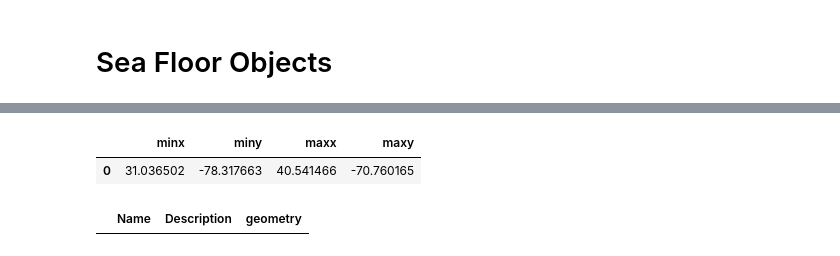
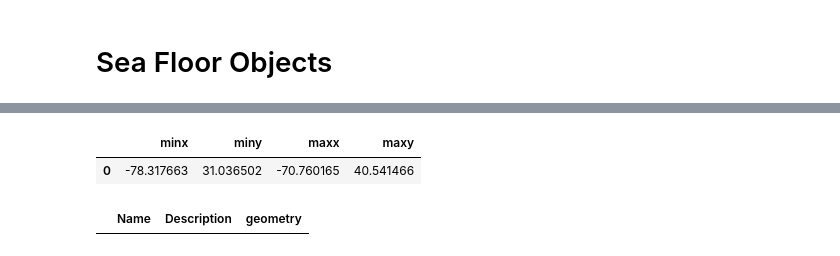
Before and after one commit to allisonw5/seafloor-objects, a Jupyter notebook: ea-capstone-2023.ipynb, the cells around one changed output, grey strips where cells are left out. Cells and saved outputs as stored; diff of their text form; code cells hidden in the pictures.

Commit message:
Fix bounding box to get clipping working.

```diff
--- a/ea-capstone-2023.ipynb
+++ b/ea-capstone-2023.ipynb
@@ -62,26 +59,19 @@ Downloading from https://wrecks.nauticalcharts.noaa.gov/downloads/AWOIS_Obstruct
 # %%
-# TODO: we need to create a bounding box for the northern coastline of
-# north carolina and the souther coastline of south carolina and decide
-# how much ocean to include
-
-NC_northeast_land_point = (36.541466, -77.121369)
-SC_southest_land_point = (32.087495, -81.037622)
-NC_water_point = (36.545849, -71.760165)
-SC_water_point = (32.368586, -71.511922)
+# Create Bounding Box
 bounding_coords = [(36.541466, -77.121369),
                    (36.541466, -71.760165),
                    (32.087495, -71.511922),
                    (31.036502, -78.317663)]
 
-box = {'geometry': [Polygon([(36.541466, -77.121369),
-                   (40.541466, -70.760165),
-                   (32.087495, -71.511922),
-                   (31.036502, -78.317663)])]}
+box = {'geometry': [Polygon([(-77.121369, 36.541466),
+                   (-70.760165,40.541466),
+                   (-71.511922, 32.087495),
+                   (-78.317663, 31.036502)])]}
 bbox_gdf = gpd.GeoDataFrame(box, crs='EPSG:4326')
 bbox_gdf.bounds
 # %% [output]
 |  | minx | miny | maxx | maxy |
-| 0 | 31.036502 | -78.317663 | 40.541466 | -70.760165 |
+| 0 | -78.317663 | 31.036502 | -70.760165 | 40.541466 |
 # %%
 # Read in the KML and trim it to north and south carolina
 def read_kml(kml_fp: str):
```
Also changed, not shown: parts of 9 cells of this notebook.
